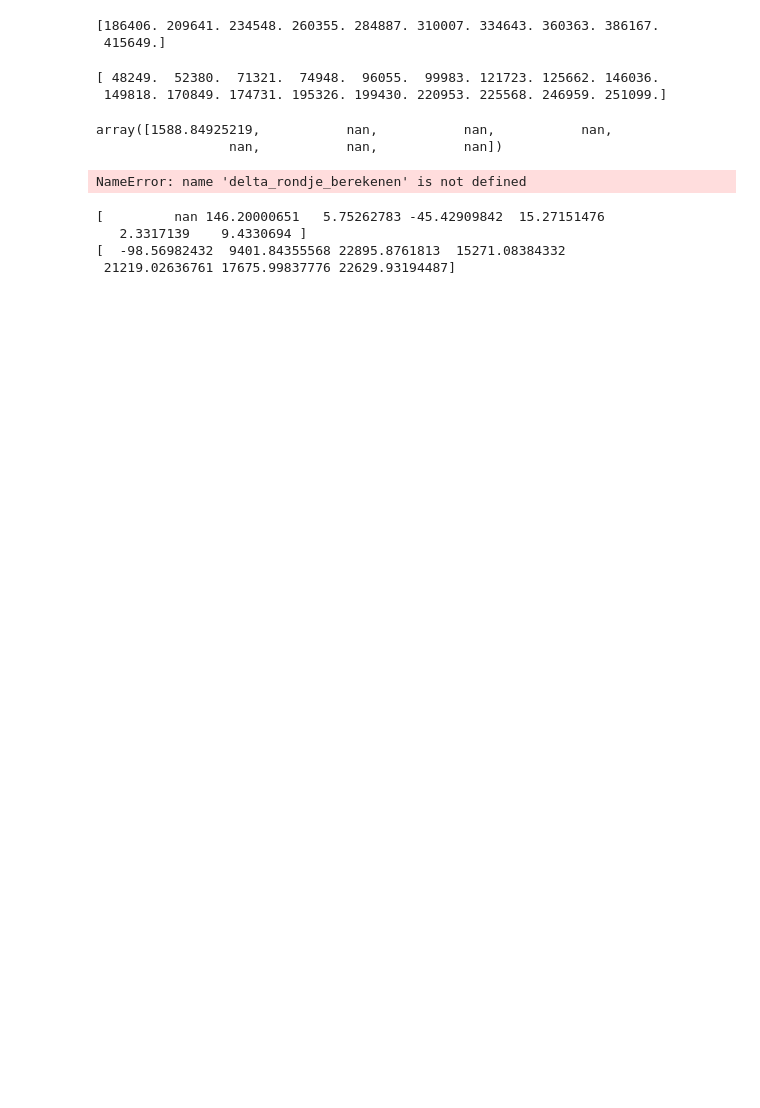
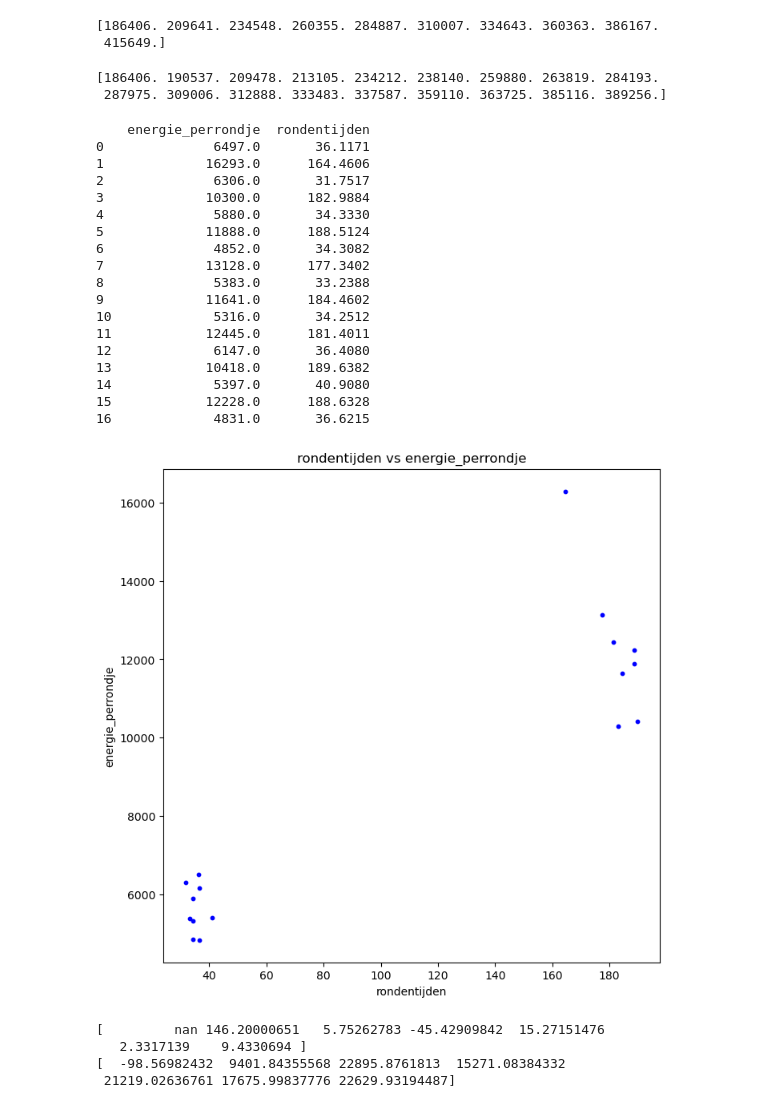
Before and after one commit to Qrax/Clean_Mobility, a Jupyter notebook: main.ipynb, the cells around one changed output. Saved outputs shown, nothing was run; the diff lists cells and outputs as text; code cells hidden in the pictures; blank space fills up the shorter version.

```diff
--- a/main.ipynb
+++ b/main.ipynb
@@ -158,7 +158,7 @@ afstanden = np.array([])  # Maak een lege array voor afstanden
 # %%
 
 gevonden = False
-rechtestuk_rijen = np.array([])
+rechtestuk_rijen = []
 
 lat_min, lat_max = -2.4250, -2.4225
 lon_min, lon_max = 0.226 + 4.346e3, 0.237 + 4.346e3
@@ -193,35 +193,36 @@ for i in range(len(data_file_motordriver)):
     if gevonden and lat_min2 <= lat <= lat_max2 and lon_min2 <= lon <= lon_max2:
         rechtestuk_rijen = np.append(rechtestuk_rijen, i)
         gevonden = False
+
 print(rechtestuk_rijen)
 afstanden = np.array([])  # Maak een lege array voor afstanden
 # %% [output]
-[ 48249.  52380.  71321.  74948.  96055.  99983. 121723. 125662. 146036.
- 149818. 170849. 174731. 195326. 199430. 220953. 225568. 246959. 251099.]
+[186406. 190537. 209478. 213105. 234212. 238140. 259880. 263819. 284193.
+ 287975. 309006. 312888. 333483. 337587. 359110. 363725. 385116. 389256.]
 # %%
-def delta_rondje_berekenen(finish_rijen,dataset, column_naam):
+def delta_rondje_berekenen(rijen,dataset, column_naam):
     delta_per_rondje = np.array([])
-    for w in range(len(finish_rijen)-1):
-        delta_vermogen = (dataset[column_naam].iloc[int(finish_rijen[w+1])] -
-                          dataset[column_naam].iloc[int(finish_rijen[w])])
+    for w in range(len(rijen)-1):
+        delta_vermogen = (dataset[column_naam].iloc[int(rijen[w+1])] -
+                          dataset[column_naam].iloc[int(rijen[w])])
         delta_per_rondje = np.append(delta_per_rondje,delta_vermogen)
     return delta_per_rondje
 
-def optellen_rondje(finish_rijen,dataset, column_naam):
+def optellen_rondje(rijen,dataset, column_naam):
     vermogen_per_rondje = np.array([])
 
-    for r in range(len(finish_rijen)-1):
-        start = int(finish_rijen[r])
-        eind = int(finish_rijen[r+1])
+    for r in range(len(rijen)-1):
+        start = int(rijen[r])
+        eind = int(rijen[r+1])
         vermogen = dataset[column_naam].iloc[start:eind].sum()
         vermogen_per_rondje = np.append(vermogen_per_rondje,vermogen)
     return vermogen_per_rondje
-def gemiddelde_rondje(finish_rijen,dataset, column_naam):
+def gemiddelde_rondje(rijen,dataset, column_naam):
     gemiddelde_per_rondje = np.array([])
 
-    for i in range(len(finish_rijen)-1):
-        start = int(finish_rijen[i])
-        eind = int(finish_rijen[i+1])
+    for i in range(len(rijen)-1):
+        start = int(rijen[i])
+        eind = int(rijen[i+1])
 
         gemiddelde = dataset[column_naam].iloc[start:eind].mean()
         gemiddelde_per_rondje = np.append(gemiddelde_per_rondje,gemiddelde)
@@ -229,31 +230,43 @@ def gemiddelde_rondje(finish_rijen,dataset, column_naam):
 # %%
 aangepaste_df = pd.DataFrame()  # If not already a DataFrame
 #aangepaste_df['Afstanden'] = afstanden
-# %%
-gemiddelde_afstand = gemiddelde_rondje(finish_rijen,data=aangepaste_df,column_naam='Afstanden')
-gemiddelde_afstand
-# %% [output]
-array([1588.84925219,           nan,           nan,           nan,
-                 nan,           nan,           nan])
 # %%
 # Calculate the energy per lap and assign to 'energie_perrondje' column
-energie_perrondje = delta_rondje_berekenen(finish_rijen, dataset = data_file_motordriver, column_naam='Energie geleverd aan de motor sinds reset (J)')
+energie_perrondje = delta_rondje_berekenen(rechtestuk_rijen, data_file_motordriver,'Energie geleverd aan de motor sinds reset (J)')
 aangepaste_df["energie_perrondje"] = energie_perrondje  # Directly assign the array to the column
-rondetijden = delta_rondje_berekenen(finish_rijen, dataset = data_file_motordriver, column_naam='Dataloggertijd, in s')
+rondetijden = delta_rondje_berekenen(rechtestuk_rijen, data_file_motordriver, 'Dataloggertijd, in s')
 # Assign the lap times ('rondetijden') to the DataFrame
 aangepaste_df["rondentijden"] = rondetijden  # Directly assign the array to the column
 
 # Define the columns for the x and y axes
 y_col = "energie_perrondje"
 x_col = "rondentijden"
 
 # Print or inspect the DataFrame if needed
 print(aangepaste_df)
 
 # Plot the data using your plotting function
 lib.plot_data(aangepaste_df, x_col, y_col)
 # %% [output]
-NameError: name 'delta_rondje_berekenen' is not defined
+    energie_perrondje  rondentijden
+0              6497.0       36.1171
+1             16293.0      164.4606
+2              6306.0       31.7517
+3             10300.0      182.9884
+4              5880.0       34.3330
+5             11888.0      188.5124
+6              4852.0       34.3082
+7             13128.0      177.3402
+8              5383.0       33.2388
+9             11641.0      184.4602
+10             5316.0       34.2512
+11            12445.0      181.4011
+12             6147.0       36.4080
+13            10418.0      189.6382
+14             5397.0       40.9080
+15            12228.0      188.6328
+16             4831.0       36.6215
+[figure, added]
 # %%
 delta_vermogen_per_rondje = np.array([])
 vermogen_per_rondje = np.array([])
```
Also changed, not shown: parts of 2 cells of this notebook, 1 other file.
